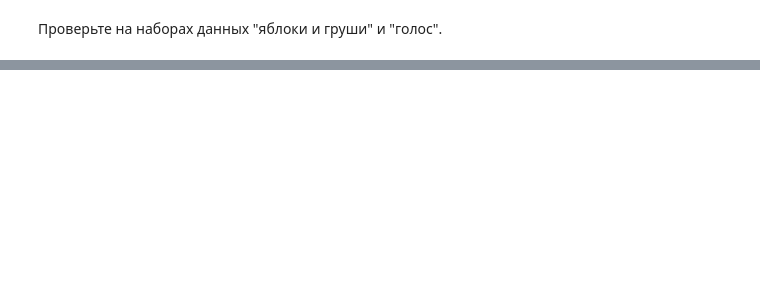
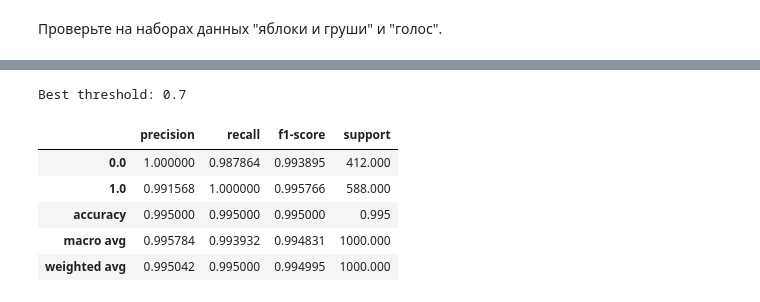
Before and after one commit to I-SER-I/I-SER-I-ITMO-ML-5-sem, a Jupyter notebook: Lab6(1).ipynb, the cells around one changed output, grey strips where cells are left out. Cells and saved outputs as stored; diff of their text form; code cells hidden in the pictures; blank space fills up the shorter version.

```diff
--- a/Lab6(1).ipynb
+++ b/Lab6(1).ipynb
@@ -155,0 +187,3 @@ print ("b = " + str(neuron.b))
+# %%
+data = pd.read_csv("/content/drive/MyDrive/Data/apples_pears.csv")
+data.head()
@@ -155,0 +206,6 @@ print ("b = " + str(neuron.b))
+# %%
+X = data.iloc[:,:2].values
+y = data.target.values.reshape((-1, 1))
+# %%
+neuron = Neuron()
+Loss_values = neuron.fit(X, y, 50_000)
@@ -155,0 +221,18 @@ print ("b = " + str(neuron.b))
+# %%
+reports = []
+for threshold in np.arange(0.1, 0.9, 0.1):
+  y_pred = pd.Series(data=list(neuron.forward_pass(X))).apply(lambda x : 1.0 if x >= threshold else 0.0)
+  reports.append((threshold, classification_report(y, y_pred, output_dict=True)))
+reports.sort(key = lambda x: x[1]["accuracy"])
+best_threshold = reports[-1][0]
+# %%
+print("Best threshold: %.1f" % best_threshold)
+pd.DataFrame(reports[-1][1]).T
+# %% [output]
+Best threshold: 0.7
+|  | precision | recall | f1-score | support |
+| 0.0 | 1.000000 | 0.987864 | 0.993895 | 412.000 |
+| 1.0 | 0.991568 | 1.000000 | 0.995766 | 588.000 |
+| accuracy | 0.995000 | 0.995000 | 0.995000 | 0.995 |
+| macro avg | 0.995784 | 0.993932 | 0.994831 | 1000.000 |
+| weighted avg | 0.995042 | 0.995000 | 0.994995 | 1000.000 |
```
Also changed, not shown: parts of 18 cells of this notebook.
